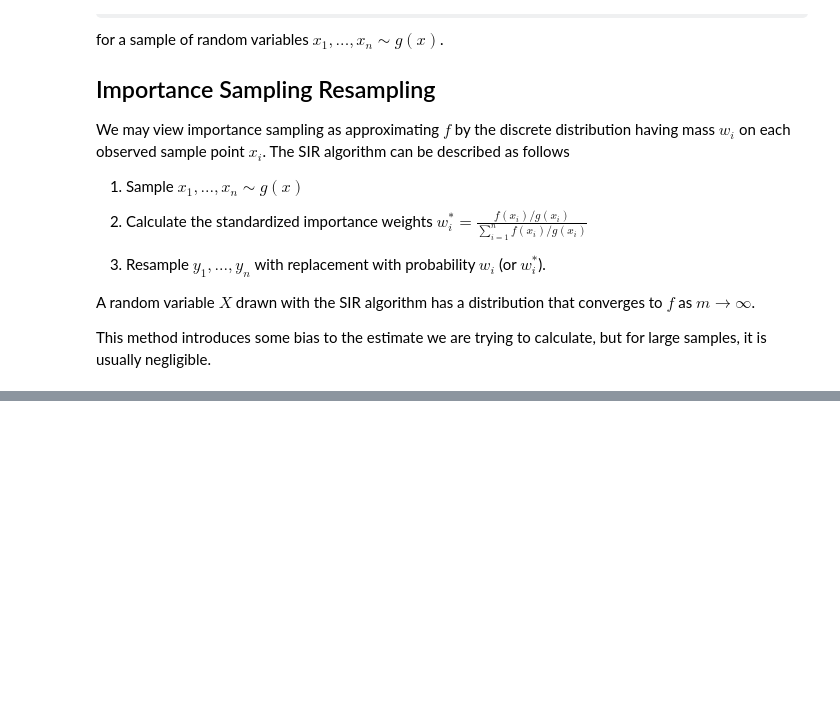
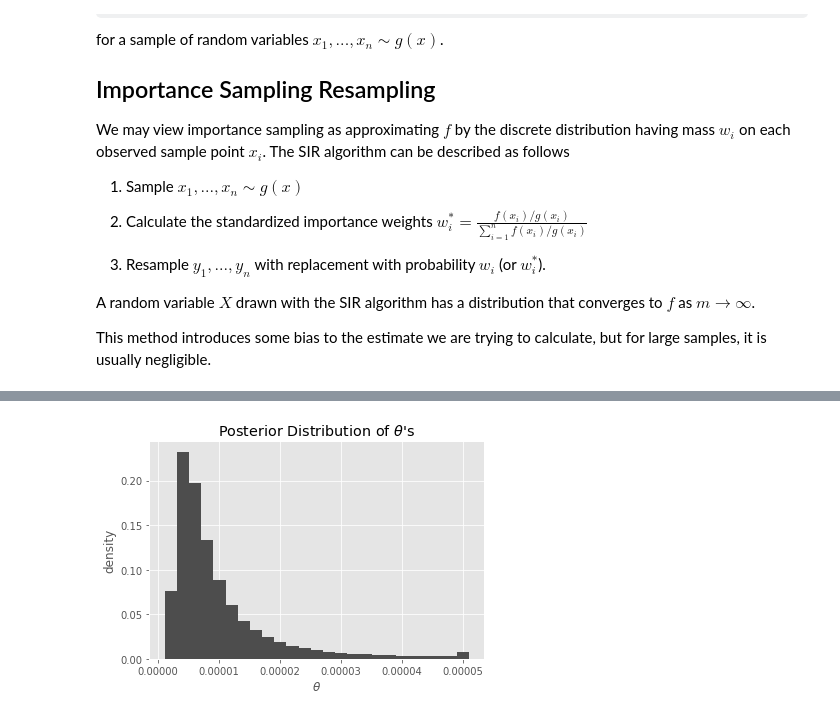
Before and after one commit to Johnnyboycurtis/MCMC, a Jupyter notebook: Module 3/3 Monte Carlo Integration.ipynb, the cells around one changed output, grey strips where cells are left out. Drawn from its saved outputs; the diff is of its cells as text; code cells hidden in the pictures; some formulas as TeX source; blank space fills up the shorter version.

```diff
--- a/Module 3/3 Monte Carlo Integration.ipynb
+++ b/Module 3/3 Monte Carlo Integration.ipynb
@@ -732,0 +794,18 @@ This method introduces some bias to the estimate we are trying to calculate, but
+# %%
+N = 10**5
+X = 2.5
+
+thetas = np.random.normal(size=N, loc=X, scale = 1)
+weights = stats.cauchy.pdf(thetas, loc = 0, scale = 1) ## 1/(pi * (1 + s^2))
+sumOfWeights = np.sum(weights)
+
+posteriorDist =  (weights )/(sumOfWeights)
+
+w = np.ones_like(posteriorDist) / N
+plt.hist(posteriorDist, weights=w, bins = 25, color='0.3')
+plt.title(r"Posterior Distribution of $\theta$'s")
+plt.xlabel(r"$\theta$")
+plt.ylabel("density")
+plt.show()
+# %% [output]
+[figure, added]
```
Also changed, not shown: parts of 24 cells of this notebook.
